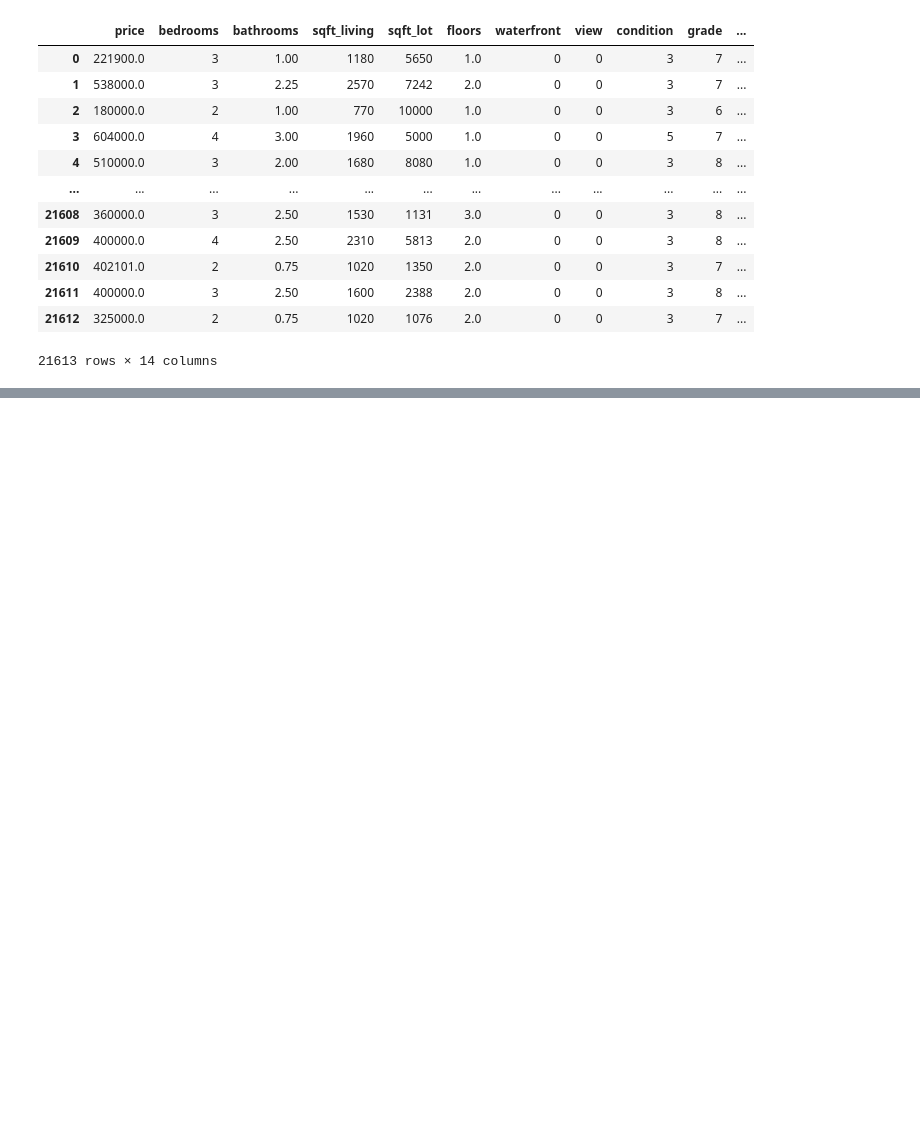
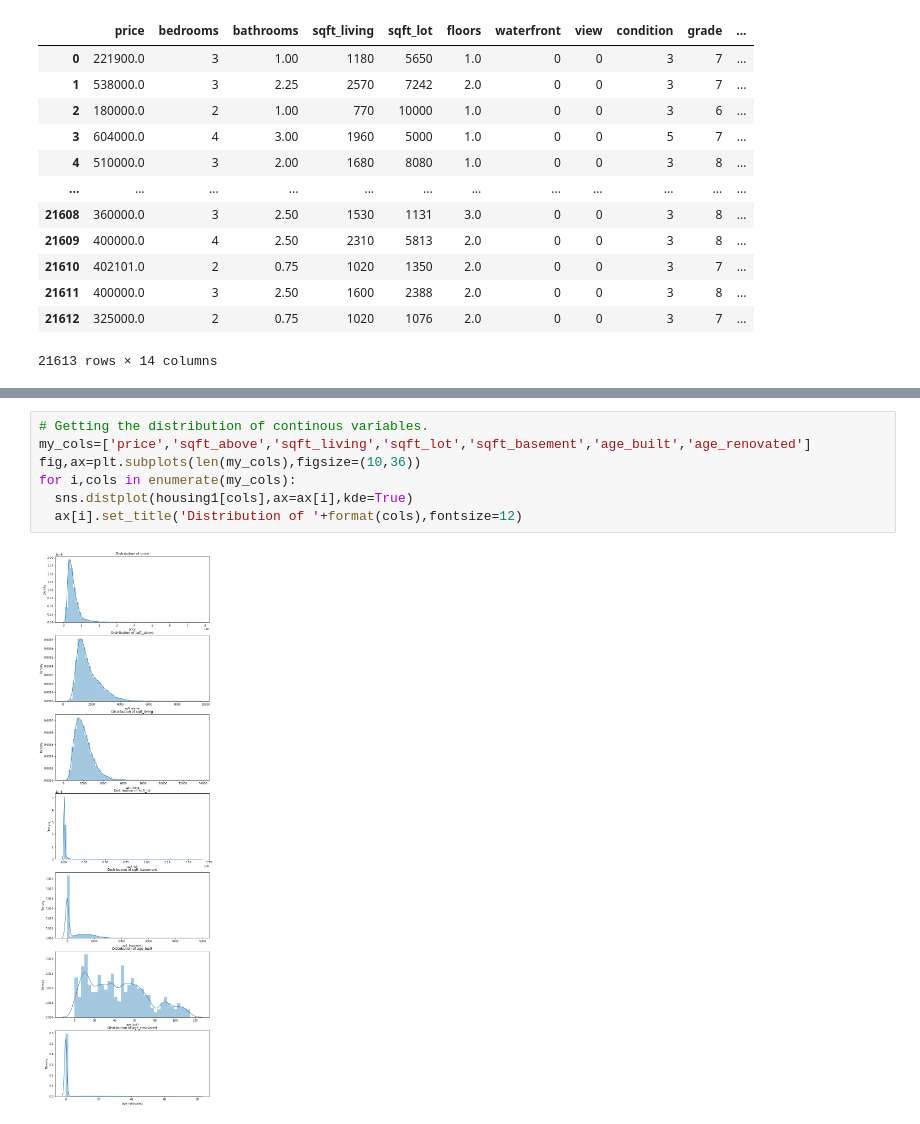
Before and after one commit to kipsangchepesa/Core12_moduleII-IP, a Jupyter notebook: Moringa_Data_Science_core12_ModuleII_W2_Independent_Project_2021_11_Kipsang_Nicholas_Machine_Learning_.ipynb, the cells around one changed output, grey strips where cells are left out. Saved outputs shown, nothing was run; the diff lists cells and outputs as text; blank space fills up the shorter version.

```diff
--- a/Moringa_Data_Science_core12_ModuleII_W2_Independent_Project_2021_11_Kipsang_Nicholas_Machine_Learning_.ipynb
+++ b/Moringa_Data_Science_core12_ModuleII_W2_Independent_Project_2021_11_Kipsang_Nicholas_Machine_Learning_.ipynb
@@ -267,0 +306,9 @@ housing1
+# %%
+# Getting the distribution of continous variables.
+my_cols=['price','sqft_above','sqft_living','sqft_lot','sqft_basement','age_built','age_renovated']
+fig,ax=plt.subplots(len(my_cols),figsize=(10,36))
+for i,cols in enumerate(my_cols):
+  sns.distplot(housing1[cols],ax=ax[i],kde=True)
+  ax[i].set_title('Distribution of '+format(cols),fontsize=12)
+# %% [output]
+[figure, added]
```
Also changed, not shown: parts of 9 cells of this notebook.
